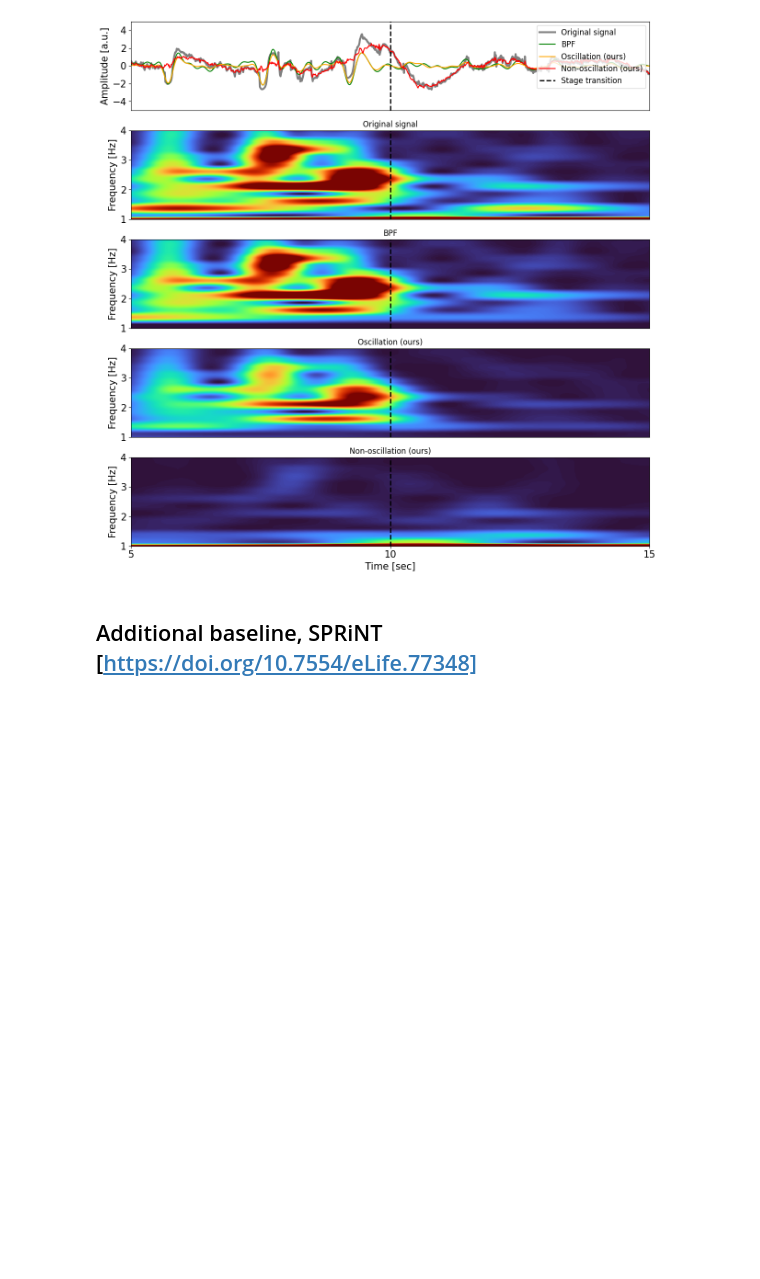
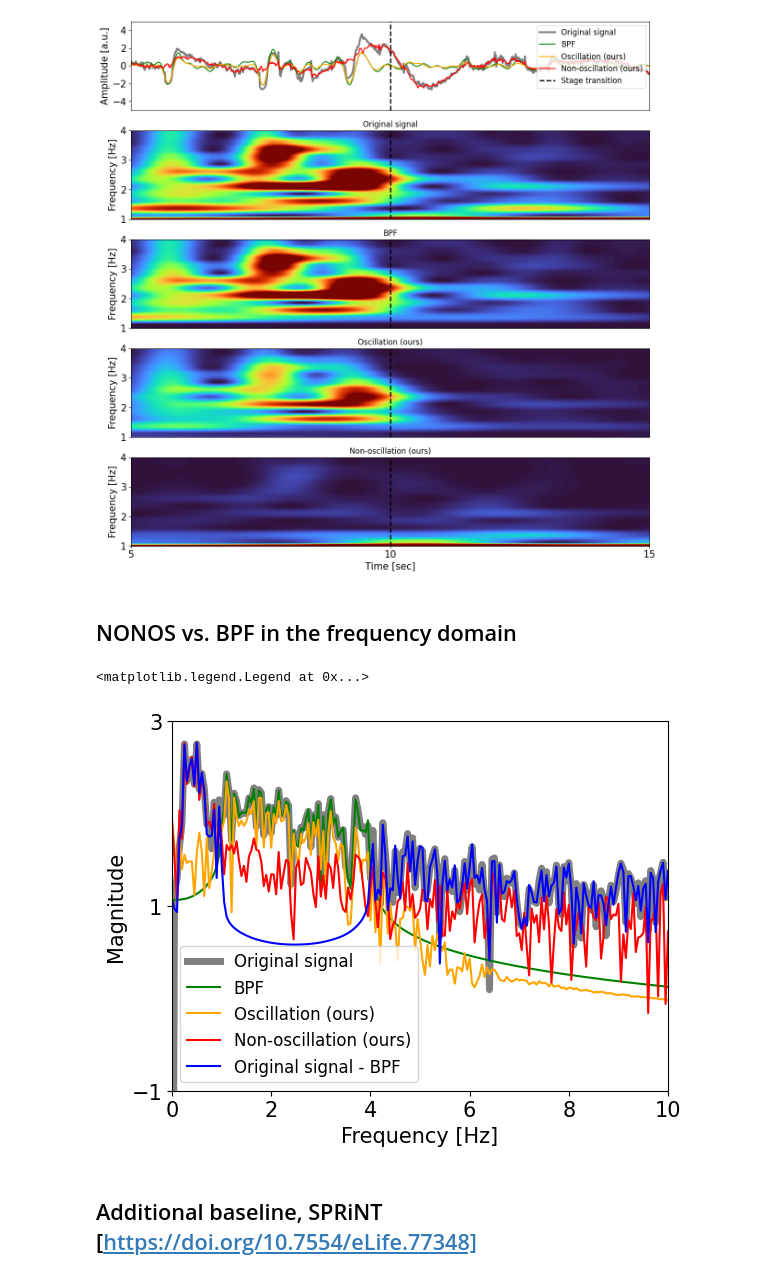
Before and after one commit to jkwrbcc/NONOS, a Jupyter notebook: SleepEDF/NONOS_SleepEDF_result.ipynb, the cells around one changed output. Drawn from its saved outputs; the diff is of its cells as text; code cells hidden in the pictures; blank space fills up the shorter version.

```diff
--- a/SleepEDF/NONOS_SleepEDF_result.ipynb
+++ b/SleepEDF/NONOS_SleepEDF_result.ipynb
@@ -361,6 +361,36 @@ Wake -> Sleep
 (array([1, 2, 3, 4]),
  [Text(0, 1, '1'), Text(0, 2, '2'), Text(0, 3, '3'), Text(0, 4, '4')])
 [figure]
+# %% [markdown]
+## NONOS vs. BPF in the frequency domain ##
+# %%
+delta_subtracted_x = org_x[data_idx, :] - BPF_cat[0, :]
+
+fft_org_x = np.fft.rfft(org_x[data_idx, :])
+fft_BPF = np.fft.rfft(BPF_cat[0, :])
+fft_osc = np.fft.rfft(NONOS_cat[0, :])
+fft_nosc = np.fft.rfft(NONOS_nosc[0, :])
+fft_ds_x = np.fft.rfft(delta_subtracted_x)
+
+freqs = np.fft.rfftfreq(len(org_x[data_idx, :]), 1/fs)
+
+fig = plt.figure()
+plt.plot(freqs, np.log10(np.abs(fft_org_x)), color='gray', label='Original signal', linewidth=5)
+plt.plot(freqs, np.log10(np.abs(fft_BPF)), color='green', label='BPF')
+plt.plot(freqs, np.log10(np.abs(fft_osc)), color='orange', label='Oscillation (ours)')
+plt.plot(freqs, np.log10(np.abs(fft_nosc)), color='r', label='Non-oscillation (ours)')
+plt.plot(freqs, np.log10(np.abs(fft_ds_x)), color='b', label='Delta-subtracted signal')
+plt.xlim([0, 10])
+plt.ylim([-1, 3])
+plt.xlabel('Frequency [Hz]', fontsize=15)
+plt.ylabel('Magnitude', fontsize=15)
+plt.yticks(fontsize=15)
+plt.xticks(fontsize=15)
+plt.yticks([-1, 1, 3])
+plt.legend(['Original signal', 'BPF', 'Oscillation (ours)', 'Non-oscillation (ours)', 'Original signal - BPF'], loc='lower left', fontsize=12)
+# %% [output]
+<matplotlib.legend.Legend at 0x...>
+[figure, added]
 # %% [markdown]
 ## Additional baseline, SPRiNT [https://doi.org/10.7554/eLife.77348]
 # %%
```
